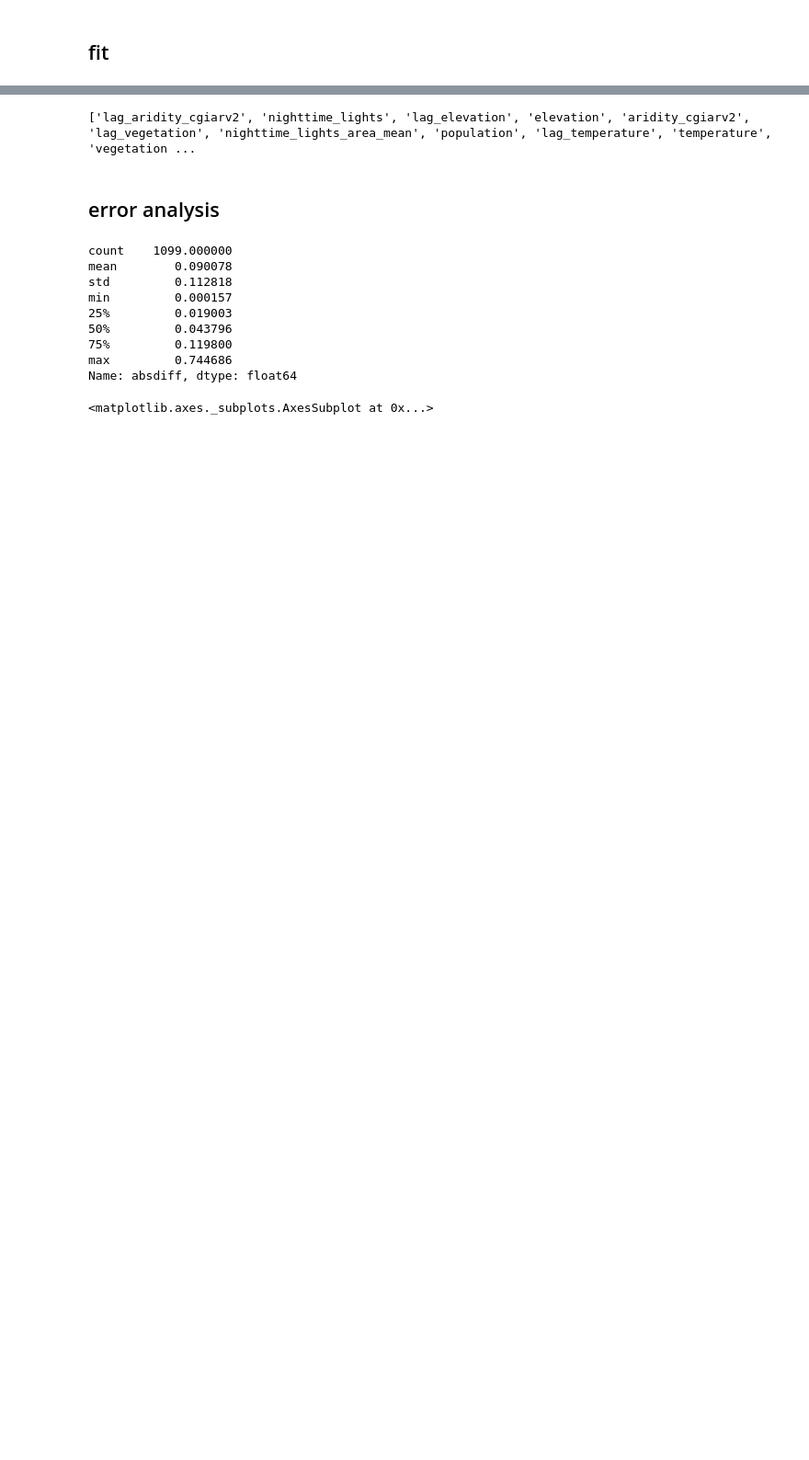
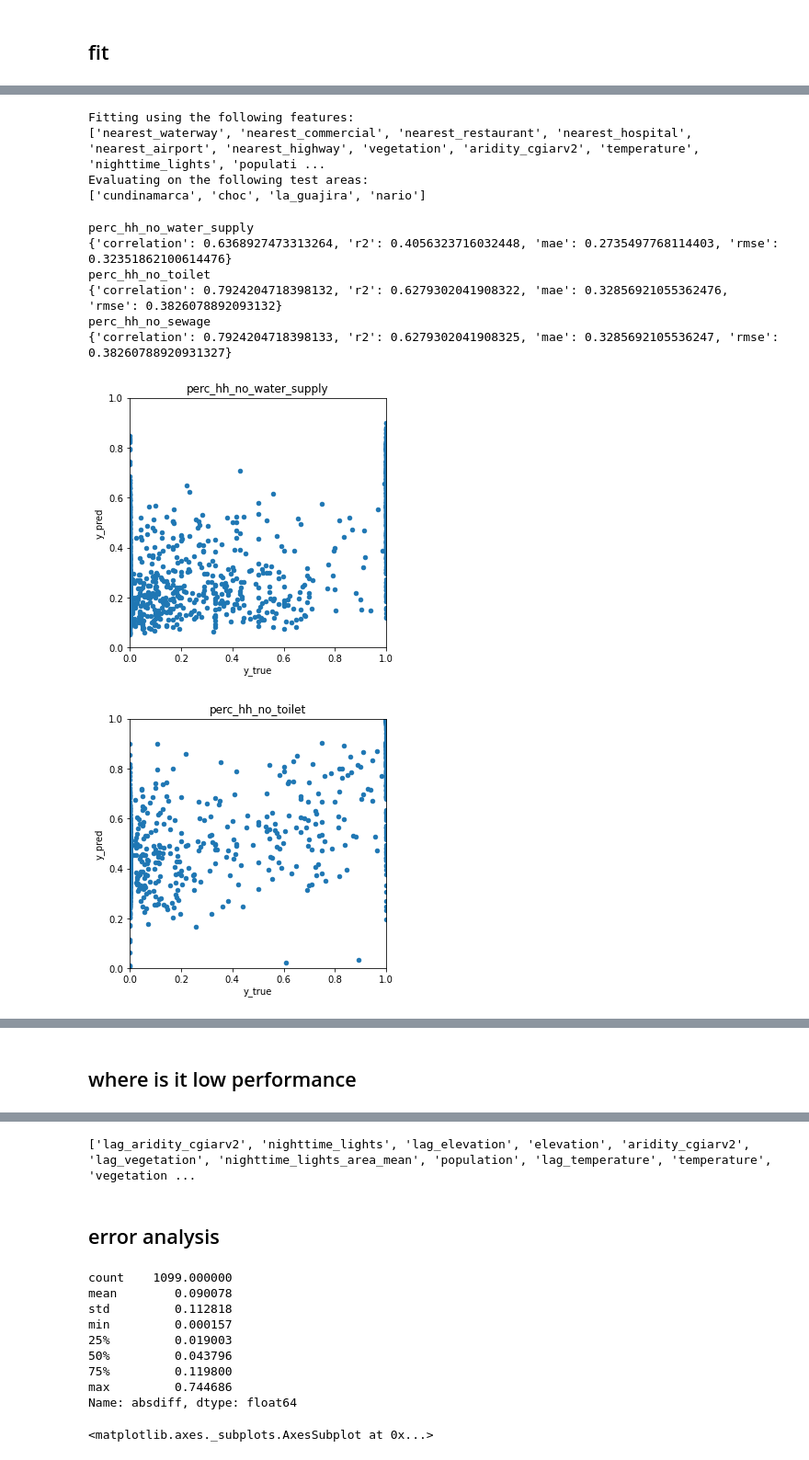
Before and after one commit to thinkingmachines/geoai-immap-wash, a Jupyter notebook: notebooks/02_Modelling_sklearn.ipynb, the cells around one changed output, grey strips where cells are left out. Shown at 92% size. Saved outputs shown, nothing was run; the diff lists cells and outputs as text; code cells hidden in the pictures; blank space fills up the shorter version.

```diff
--- a/notebooks/02_Modelling_sklearn.ipynb
+++ b/notebooks/02_Modelling_sklearn.ipynb
@@ -94,0 +81,20 @@ for indicator in tqdm(indicators):
+# %%
+experiment = 'rural'
+df = raw.query("urbanity == 'r'")
+test_areas = ['cundinamarca', 'choc', 'la_guajira', 'nario']
+results = modelutils.fit_models(df, features, indicators, test_areas, prefix = experiment)
+modelutils.predict_on_holdout_areas(df, test_areas, features, indicators, prefix = experiment)
+modelutils.evaluate_results(indicators = indicators, prefix = experiment)
+# %% [output]
+Fitting using the following features:
+['nearest_waterway', 'nearest_commercial', 'nearest_restaurant', 'nearest_hospital', 'nearest_airport', 'nearest_highway', 'vegetation', 'aridity_cgiarv2', 'temperature', 'nighttime_lights', 'populati ...
+Evaluating on the following test areas:
+['cundinamarca', 'choc', 'la_guajira', 'nario']
+perc_hh_no_water_supply
+{'correlation': 0.6368927473313264, 'r2': 0.4056323716032448, 'mae': 0.2735497768114403, 'rmse': 0.32351862100614476}
+perc_hh_no_toilet
+{'correlation': 0.7924204718398132, 'r2': 0.6279302041908322, 'mae': 0.32856921055362476, 'rmse': 0.3826078892093132}
+perc_hh_no_sewage
+{'correlation': 0.7924204718398133, 'r2': 0.6279302041908325, 'mae': 0.3285692105536247, 'rmse': 0.38260788920931327}
+[figure, added]
+[figure, added]
@@ -94,0 +102,2 @@ for indicator in tqdm(indicators):
+# %% [markdown]
+## where is it low performance
```
Also changed, not shown: parts of 18 cells of this notebook, 4 other files.
